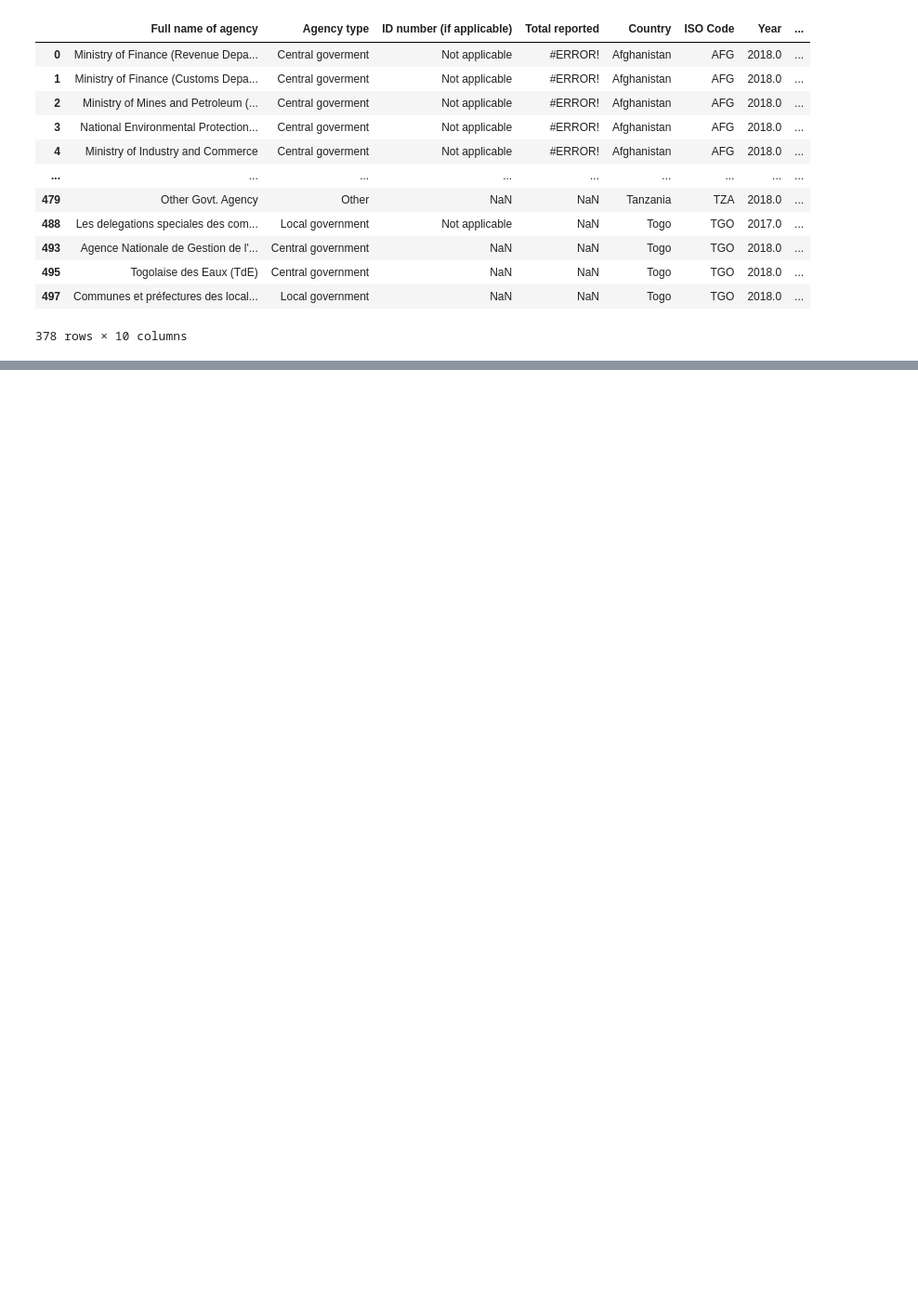
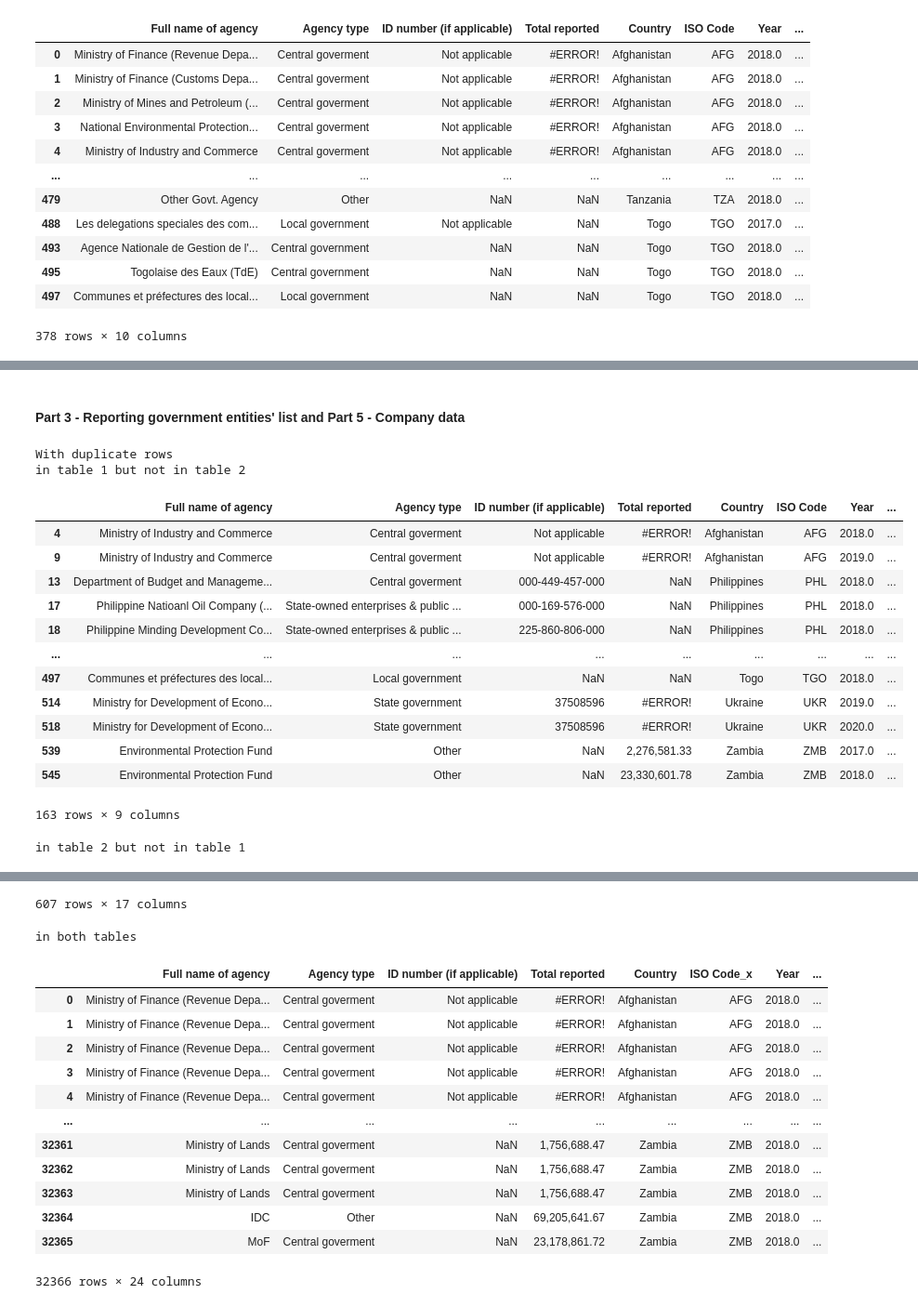
Before and after one commit to civicliteracies/EITI_SDT_data_verification_and_validation, a Jupyter notebook: 02 - Duplication and coherence.ipynb, the cells around one changed output, grey strips where cells are left out. Shown at 93% size. Saved outputs shown, nothing was run; the diff lists cells and outputs as text; code cells hidden in the pictures; blank space fills up the shorter version.

```diff
--- a/02 - Duplication and coherence.ipynb
+++ b/02 - Duplication and coherence.ipynb
@@ -214,0 +360,7 @@ get_problematic_rows(df_part_3b, columns, 2)
+# %%
+common_columns_df1 = ["Full company name", "Year"]
+common_columns_df2 = ["Company", "Year"]
+
+for key, data in compare_tables(sample_company_list, sample_company_data, common_columns_df1, common_columns_df2).items():
+    print(key)
+    display(data)
@@ -214,0 +511,28 @@ get_problematic_rows(df_part_3b, columns, 2)
+# %% [markdown]
+#### Part 3 - Reporting government entities' list and Part 5 - Company data
+# %%
+print("With duplicate rows")
+
+common_columns_3b5 = ["Full name of agency", "Country", "Year"]
+common_columns_53b = ["Government entity", "Country", "Year"]
+
+for key, data in compare_tables(df_part_3b, df_part_5, common_columns_3b5, common_columns_53b).items():
+    print(key)
+    display(data)
+# %% [output]
+With duplicate rows
+in table 1 but not in table 2
+|  | Full name of agency | Agency type | ID number (if applicable) | Total reported | Country | ISO Code | Year | ... |
+| 4 | Ministry of Industry and Commerce | Central goverment | Not applicable | #ERROR! | Afghanistan | AFG | 2018.0 | ... |
+| 9 | Ministry of Industry and Commerce | Central goverment | Not applicable | #ERROR! | Afghanistan | AFG | 2019.0 | ... |
+| 13 | Department of Budget and Manageme... | Central goverment | 000-449-457-000 | NaN | Philippines | PHL | 2018.0 | ... |
+| 17 | Philippine Natioanl Oil Company (... | State-owned enterprises & public ... | 000-169-576-000 | NaN | Philippines | PHL | 2018.0 | ... |
+| 18 | Philippine Minding Development Co... | State-owned enterprises & public ... | 225-860-806-000 | NaN | Philippines | PHL | 2018.0 | ... |
+| ... | ... | ... | ... | ... | ... | ... | ... | ... |
+| 497 | Communes et préfectures des local... | Local government | NaN | NaN | Togo | TGO | 2018.0 | ... |
+| 514 | Ministry for Development of Econo... | State government | 37508596 | #ERROR! | Ukraine | UKR | 2019.0 | ... |
+| 518 | Ministry for Development of Econo... | State government | 37508596 | #ERROR! | Ukraine | UKR | 2020.0 | ... |
+| 539 | Environmental Protection Fund | Other | NaN | 2,276,581.33 | Zambia | ZMB | 2017.0 | ... |
+| 545 | Environmental Protection Fund | Other | NaN | 23,330,601.78 | Zambia | ZMB | 2018.0 | ... |
+163 rows × 9 columns
+in table 2 but not in table 1
@@ -214,0 +551,15 @@ get_problematic_rows(df_part_3b, columns, 2)
+607 rows × 17 columns
+in both tables
+|  | Full name of agency | Agency type | ID number (if applicable) | Total reported | Country | ISO Code_x | Year | ... |
+| 0 | Ministry of Finance (Revenue Depa... | Central goverment | Not applicable | #ERROR! | Afghanistan | AFG | 2018.0 | ... |
+| 1 | Ministry of Finance (Revenue Depa... | Central goverment | Not applicable | #ERROR! | Afghanistan | AFG | 2018.0 | ... |
+| 2 | Ministry of Finance (Revenue Depa... | Central goverment | Not applicable | #ERROR! | Afghanistan | AFG | 2018.0 | ... |
+| 3 | Ministry of Finance (Revenue Depa... | Central goverment | Not applicable | #ERROR! | Afghanistan | AFG | 2018.0 | ... |
+| 4 | Ministry of Finance (Revenue Depa... | Central goverment | Not applicable | #ERROR! | Afghanistan | AFG | 2018.0 | ... |
+| ... | ... | ... | ... | ... | ... | ... | ... | ... |
+| 32361 | Ministry of Lands | Central goverment | NaN | 1,756,688.47 | Zambia | ZMB | 2018.0 | ... |
+| 32362 | Ministry of Lands | Central goverment | NaN | 1,756,688.47 | Zambia | ZMB | 2018.0 | ... |
+| 32363 | Ministry of Lands | Central goverment | NaN | 1,756,688.47 | Zambia | ZMB | 2018.0 | ... |
+| 32364 | IDC | Other | NaN | 69,205,641.67 | Zambia | ZMB | 2018.0 | ... |
+| 32365 | MoF | Central goverment | NaN | 23,178,861.72 | Zambia | ZMB | 2018.0 | ... |
+32366 rows × 24 columns
```
Also changed, not shown: parts of 17 cells of this notebook.
